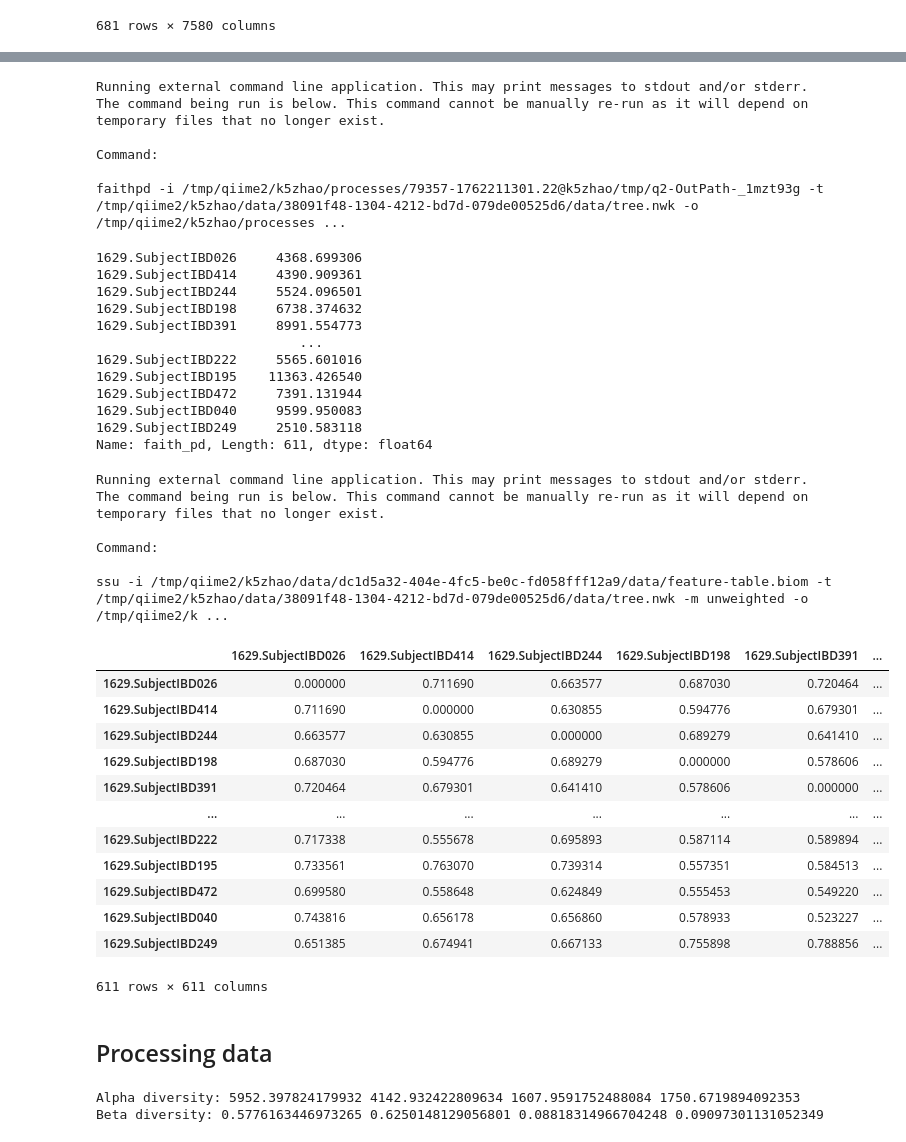
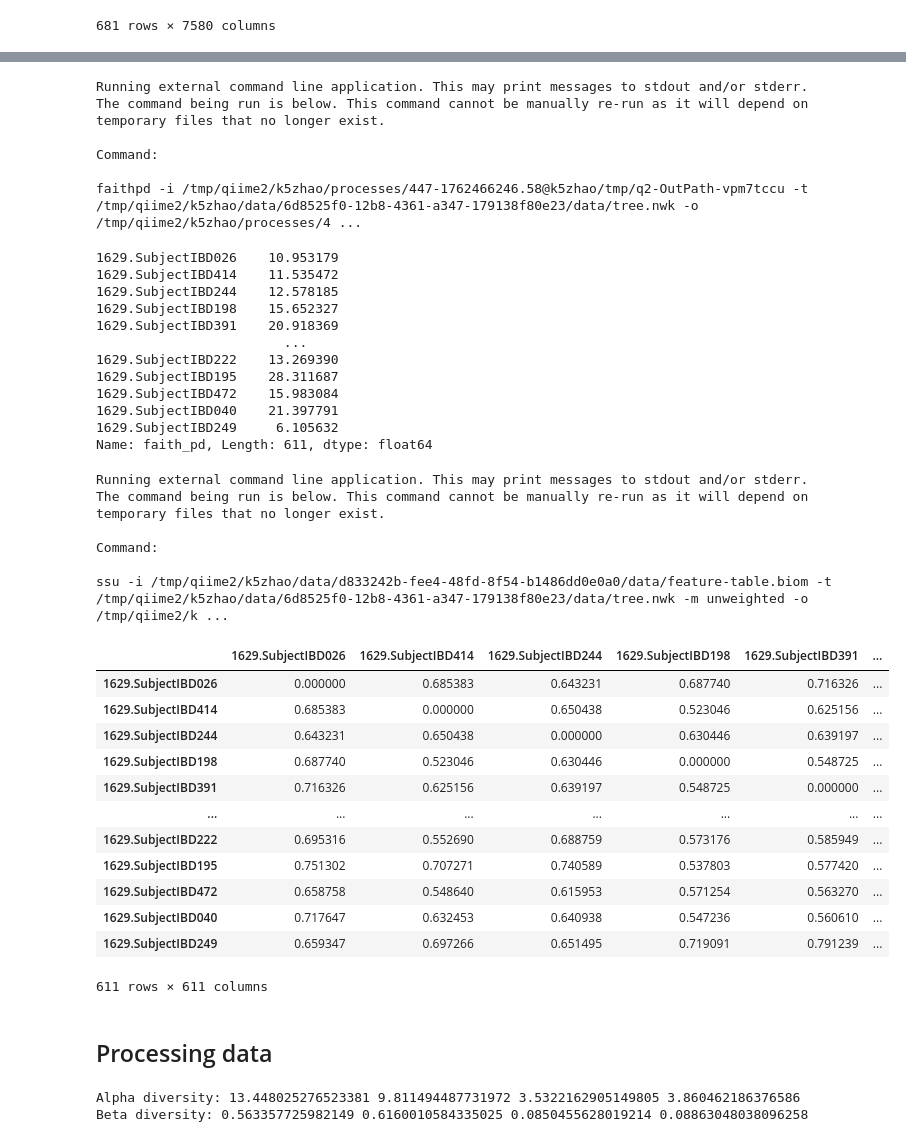
Before and after one commit to mwdai049/DSC180-Capstone, a Jupyter notebook: notebook.ipynb, the cells around one changed output, grey strips where cells are left out. Drawn from its saved outputs; the diff is of its cells as text; code cells hidden in the pictures.

```diff
--- a/notebook.ipynb
+++ b/notebook.ipynb
@@ -81,11 +83,12 @@ rarefied_df.head()
 # %%
-rooted_tree = q2.Artifact.load('2024.09.phylogeny.asv.nwk.qza')
+insertion_tree = q2.Artifact.load('insertion-tree.qza')
 
 faith_res = diversity.actions.alpha_phylogenetic(
     table=rarefied,
-    phylogeny=rooted_tree,
+    phylogeny=insertion_tree,
     metric='faith_pd'
 )
+
 faith_pd = faith_res.alpha_diversity.view(pd.Series)
 faith_pd
 # %% [output]
@@ -94,47 +97,47 @@ The command being run is below. This command cannot be manually re-run as it wil
 
 Command:
 
-faithpd -i /tmp/qiime2/k5zhao/processes/79357-1762211301.22@k5zhao/tmp/q2-OutPath-_1mzt93g -t /tmp/qiime2/k5zhao/data/38091f48-1304-4212-bd7d-079de00525d6/data/tree.nwk -o /tmp/qiime2/k5zhao/processes ...
+faithpd -i /tmp/qiime2/k5zhao/processes/447-1762466246.58@k5zhao/tmp/q2-OutPath-vpm7tccu -t /tmp/qiime2/k5zhao/data/6d8525f0-12b8-4361-a347-179138f80e23/data/tree.nwk -o /tmp/qiime2/k5zhao/processes/4 ...
-1629.SubjectIBD026     4368.699306
-1629.SubjectIBD414     4390.909361
-1629.SubjectIBD244     5524.096501
-1629.SubjectIBD198     6738.374632
-1629.SubjectIBD391     8991.554773
-                          ...
-1629.SubjectIBD222     5565.601016
-1629.SubjectIBD195    11363.426540
-1629.SubjectIBD472     7391.131944
-1629.SubjectIBD040     9599.950083
-1629.SubjectIBD249     2510.583118
+1629.SubjectIBD026    10.953179
+1629.SubjectIBD414    11.535472
+1629.SubjectIBD244    12.578185
+1629.SubjectIBD198    15.652327
+1629.SubjectIBD391    20.918369
+                        ...
+1629.SubjectIBD222    13.269390
+1629.SubjectIBD195    28.311687
+1629.SubjectIBD472    15.983084
+1629.SubjectIBD040    21.397791
+1629.SubjectIBD249     6.105632
 Name: faith_pd, Length: 611, dtype: float64
 # %%
 unifrac_res = diversity.actions.beta_phylogenetic(
     table=rarefied,
-    phylogeny=rooted_tree,
+    phylogeny=insertion_tree,
     metric='unweighted_unifrac'
 )
 unifrac_dm = unifrac_res.distance_matrix.view(DistanceMatrix)
 unifrac_df = pd.DataFrame(unifrac_dm.data, index=unifrac_dm.ids, columns=unifrac_dm.ids)
 unifrac_df
 # %% [output]
 Running external command line application. This may print messages to stdout and/or stderr.
 The command being run is below. This command cannot be manually re-run as it will depend on temporary files that no longer exist.
 
 Command:
 
-ssu -i /tmp/qiime2/k5zhao/data/dc1d5a32-404e-4fc5-be0c-fd058fff12a9/data/feature-table.biom -t /tmp/qiime2/k5zhao/data/38091f48-1304-4212-bd7d-079de00525d6/data/tree.nwk -m unweighted -o /tmp/qiime2/k ...
+ssu -i /tmp/qiime2/k5zhao/data/d833242b-fee4-48fd-8f54-b1486dd0e0a0/data/feature-table.biom -t /tmp/qiime2/k5zhao/data/6d8525f0-12b8-4361-a347-179138f80e23/data/tree.nwk -m unweighted -o /tmp/qiime2/k ...
 |  | 1629.SubjectIBD026 | 1629.SubjectIBD414 | 1629.SubjectIBD244 | 1629.SubjectIBD198 | 1629.SubjectIBD391 | ... |
-| 1629.SubjectIBD026 | 0.000000 | 0.711690 | 0.663577 | 0.687030 | 0.720464 | ... |
-| 1629.SubjectIBD414 | 0.711690 | 0.000000 | 0.630855 | 0.594776 | 0.679301 | ... |
-| 1629.SubjectIBD244 | 0.663577 | 0.630855 | 0.000000 | 0.689279 | 0.641410 | ... |
-| 1629.SubjectIBD198 | 0.687030 | 0.594776 | 0.689279 | 0.000000 | 0.578606 | ... |
-| 1629.SubjectIBD391 | 0.720464 | 0.679301 | 0.641410 | 0.578606 | 0.000000 | ... |
+| 1629.SubjectIBD026 | 0.000000 | 0.685383 | 0.643231 | 0.687740 | 0.716326 | ... |
+| 1629.SubjectIBD414 | 0.685383 | 0.000000 | 0.650438 | 0.523046 | 0.625156 | ... |
+| 1629.SubjectIBD244 | 0.643231 | 0.650438 | 0.000000 | 0.630446 | 0.639197 | ... |
+| 1629.SubjectIBD198 | 0.687740 | 0.523046 | 0.630446 | 0.000000 | 0.548725 | ... |
+| 1629.SubjectIBD391 | 0.716326 | 0.625156 | 0.639197 | 0.548725 | 0.000000 | ... |
 | ... | ... | ... | ... | ... | ... | ... |
-| 1629.SubjectIBD222 | 0.717338 | 0.555678 | 0.695893 | 0.587114 | 0.589894 | ... |
-| 1629.SubjectIBD195 | 0.733561 | 0.763070 | 0.739314 | 0.557351 | 0.584513 | ... |
-| 1629.SubjectIBD472 | 0.699580 | 0.558648 | 0.624849 | 0.555453 | 0.549220 | ... |
-| 1629.SubjectIBD040 | 0.743816 | 0.656178 | 0.656860 | 0.578933 | 0.523227 | ... |
-| 1629.SubjectIBD249 | 0.651385 | 0.674941 | 0.667133 | 0.755898 | 0.788856 | ... |
+| 1629.SubjectIBD222 | 0.695316 | 0.552690 | 0.688759 | 0.573176 | 0.585949 | ... |
+| 1629.SubjectIBD195 | 0.751302 | 0.707271 | 0.740589 | 0.537803 | 0.577420 | ... |
+| 1629.SubjectIBD472 | 0.658758 | 0.548640 | 0.615953 | 0.571254 | 0.563270 | ... |
+| 1629.SubjectIBD040 | 0.717647 | 0.632453 | 0.640938 | 0.547236 | 0.560610 | ... |
+| 1629.SubjectIBD249 | 0.659347 | 0.697266 | 0.651495 | 0.719091 | 0.791239 | ... |
 611 rows × 611 columns
 # %%
 # faith_res.alpha_diversity.save('alpha_diversity.qza')
@@ -214,8 +254,8 @@ print ('Beta diversity:',
     stdev(b1_dtx),
     stdev(bother_dtx))
 # %% [output]
-Alpha diversity: 5952.397824179932 4142.932422809634 1607.9591752488084 1750.6719894092353
-Beta diversity: 0.5776163446973265 0.6250148129056801 0.08818314966704248 0.09097301131052349
+Alpha diversity: 13.448025276523381 9.811494487731972 3.5322162905149805 3.860462186376586
+Beta diversity: 0.563357725982149 0.6160010584335025 0.0850455628019214 0.08863048038096258
 # %%
 fig, ax1 = plt.subplots(figsize=(15, 9))
 
```
Also changed, not shown: parts of 5 cells of this notebook, 1 other file.
